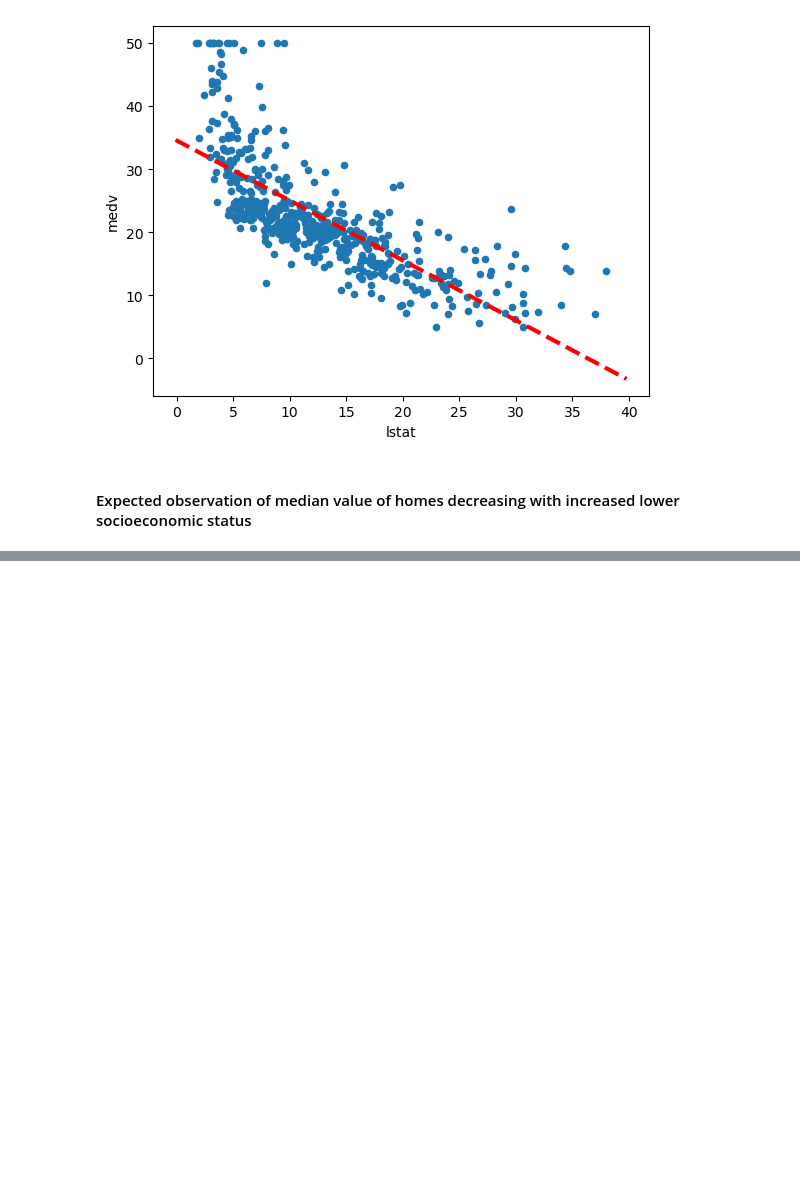
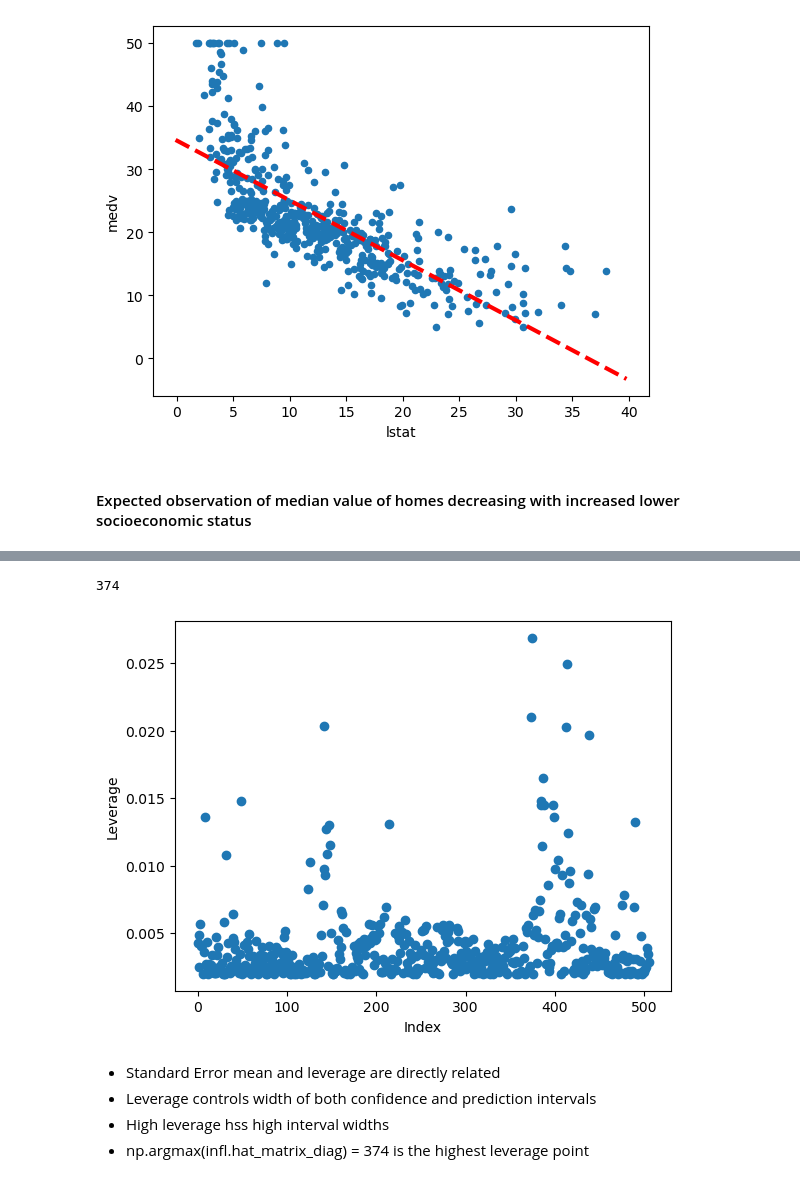
Before and after one commit to heuristic-machina/python_inferential_statistics, a Jupyter notebook: ch_3_linear_regression/lab_3.6.ipynb, the cells around one changed output, grey strips where cells are left out. Cells and saved outputs as stored; diff of their text form; code cells hidden in the pictures; blank space fills up the shorter version.

```diff
--- a/ch_3_linear_regression/lab_3.6.ipynb
+++ b/ch_3_linear_regression/lab_3.6.ipynb
@@ -204,0 +230,15 @@ abline(ax,
+# %%
+infl = results.get_influence()
+ax = subplots()[1]
+ax.scatter(np.arange(X.shape[0]), infl.hat_matrix_diag)
+ax.set_xlabel('Index')
+ax.set_ylabel('Leverage')
+np.argmax(infl.hat_matrix_diag)
+# %% [output]
+374
+[figure, added]
+# %% [markdown]
+ - Standard Error mean and leverage are directly related
+ - Leverage controls width of both confidence and prediction intervals
+ - High leverage hss high interval widths
+ - np.argmax(infl.hat_matrix_diag) = 374 is the highest leverage point
```
Also changed, not shown: parts of 7 cells of this notebook, 1 other file.
